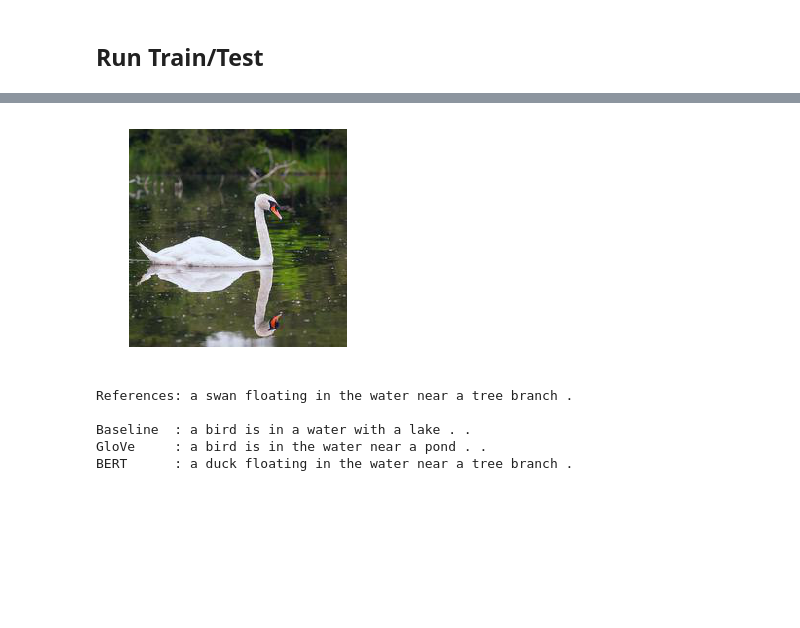
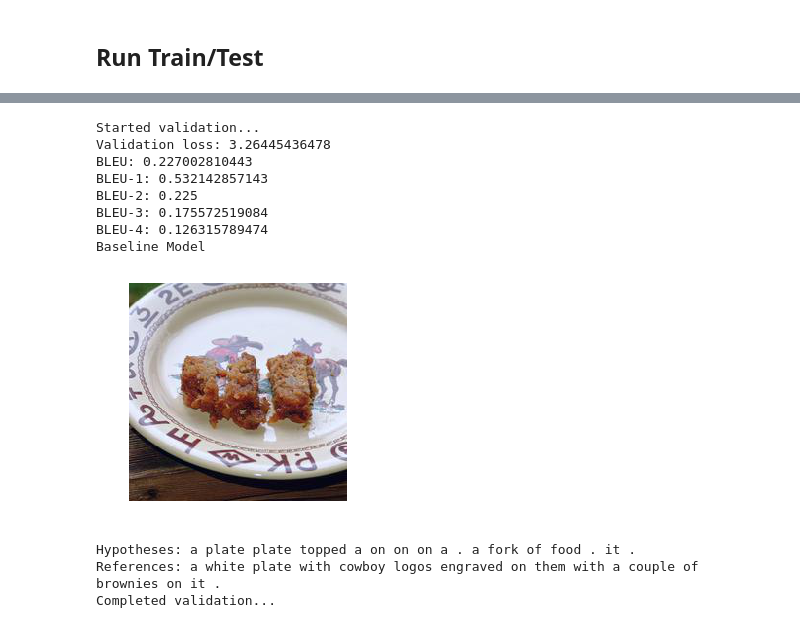
Before and after one commit to ajamjoom/Image-Captions, a Jupyter notebook: main_notebook.ipynb, the cells around one changed output, grey strips where cells are left out. Cells and saved outputs as stored; diff of their text form; code cells hidden in the pictures; blank space fills up the shorter version.

```diff
--- a/main_notebook.ipynb
+++ b/main_notebook.ipynb
@@ -287,11 +293,11 @@ index created!
 #############
 
 encoder = Encoder()
-encoder_checkpoint = torch.load('./checkpoints/encoder_glove',map_location='cpu')
+encoder_checkpoint = torch.load('./checkpoints/encoder_baseline',map_location='cpu')
 encoder.load_state_dict(encoder_checkpoint['model_state_dict'])
-decoder = Decoder(vocab_size=len(vocab),use_glove=True, use_bert=False)
+decoder = Decoder(vocab_size=len(vocab),use_glove=False, use_bert=False)
 decoder_optimizer = torch.optim.Adam(params=decoder.parameters(),lr=decoder_lr)
-decoder_checkpoint = torch.load('./checkpoints/decoder_glove',map_location='cpu')
+decoder_checkpoint = torch.load('./checkpoints/decoder_baseline',map_location='cpu')
 decoder.load_state_dict(decoder_checkpoint['model_state_dict'])
 decoder_optimizer.load_state_dict(decoder_checkpoint['optimizer_state_dict'])
 # %% [markdown]
@@ -634,11 +632,4 @@ BERT      : a large stone tower sitting next a building next to a tall tree .
 # %%
-compare_sample(references,bert_hypotheses,glove_hypotheses, baseline_hypotheses, all_imgs, 12)
+# compare_sample(references,bert_hypotheses,glove_hypotheses, baseline_hypotheses, all_imgs, 12)
-# %% [output]
-[figure, removed]
-References: a swan floating in the water near a tree branch .
-
-Baseline  : a bird is in a water with a lake . .
-GloVe     : a bird is in the water near a pond . .
-BERT      : a duck floating in the water near a tree branch .
 # %%
 # train()
@@ -647 +636,16 @@ BERT      : a duck floating in the water near a tree branch .
+# %%
+validate()
+# %% [output]
+Started validation...
+Validation loss: 3.26445436478
+BLEU: 0.227002810443
+BLEU-1: 0.532142857143
+BLEU-2: 0.225
+BLEU-3: 0.175572519084
+BLEU-4: 0.126315789474
+Baseline Model
+[figure, added]
+Hypotheses: a plate plate topped a on on on a . a fork of food . it .
+References: a white plate with cowboy logos engraved on them with a couple of brownies on it .
+Completed validation...
 # %%
```
Also changed, not shown: parts of 8 cells of this notebook, 1 other file.
